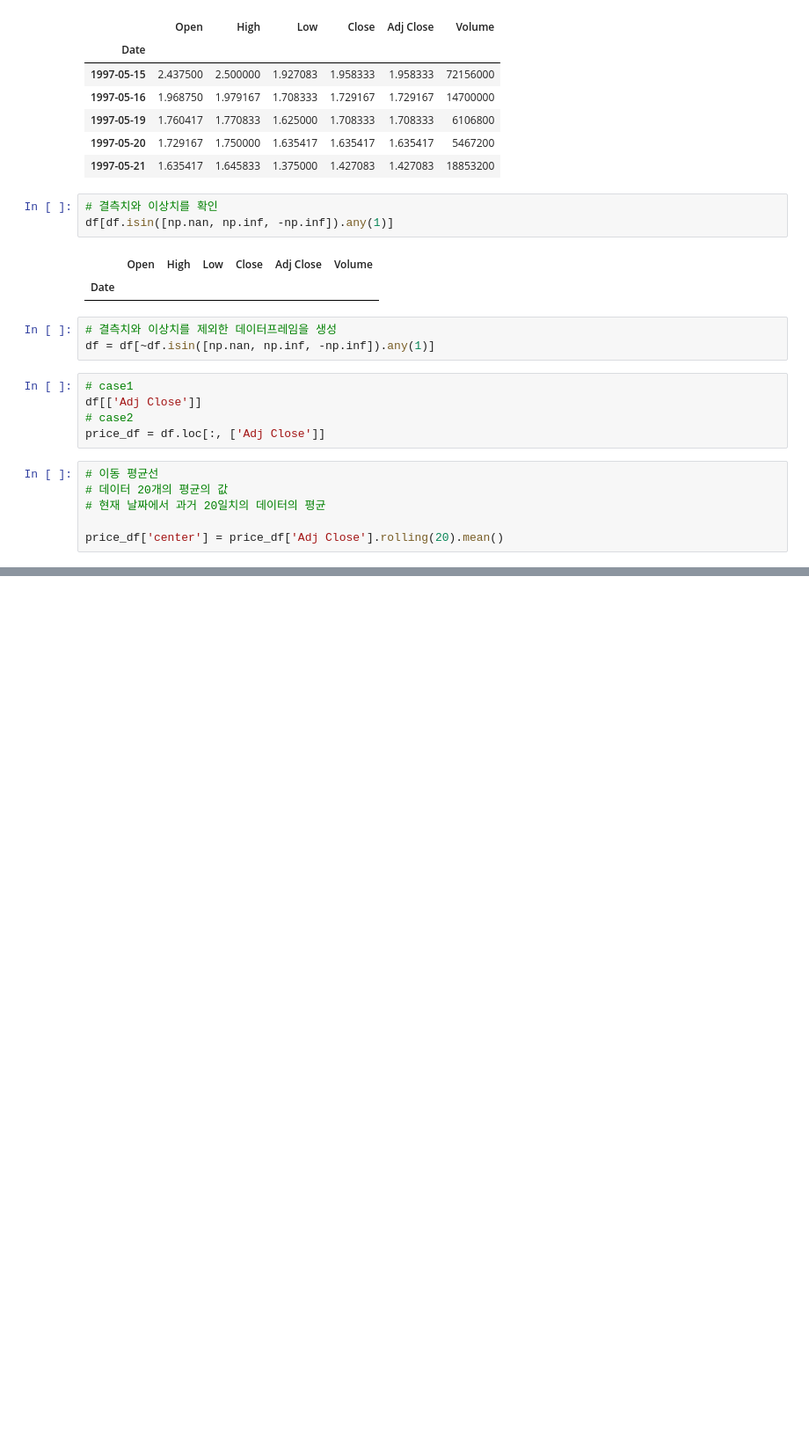
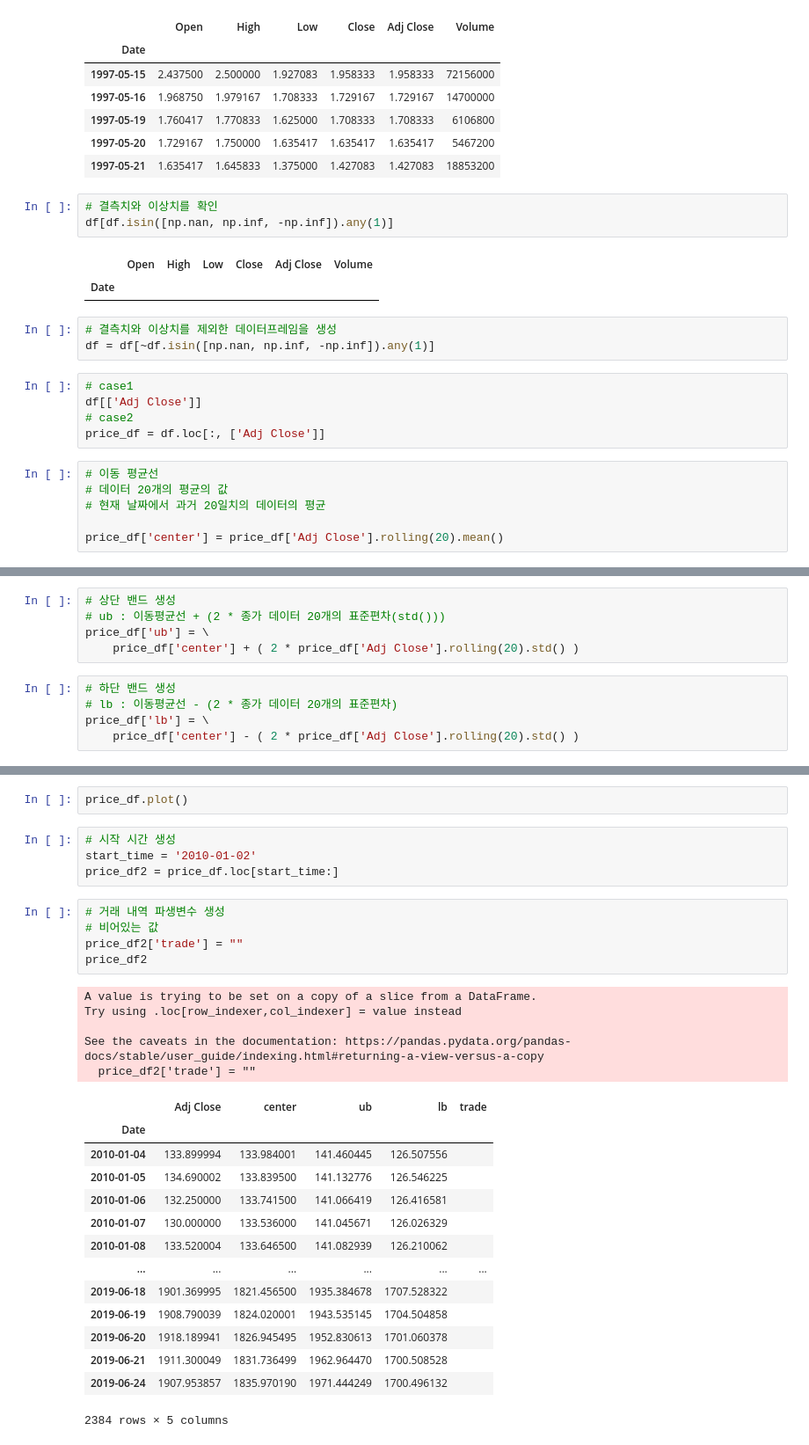
Before and after one commit to bsmoon-86/ezen-python, a Jupyter notebook: 230318/01_bollinger.ipynb, the cells around one changed output, grey strips where cells are left out. Shown at 88% size. Drawn from its saved outputs; the diff is of its cells as text; blank space fills up the shorter version.

```diff
--- a/230318/01_bollinger.ipynb
+++ b/230318/01_bollinger.ipynb
@@ -59,0 +50,10 @@ price_df.iloc[18:25]
+# %%
+# 상단 밴드 생성
+# ub : 이동평균선 + (2 * 종가 데이터 20개의 표준편차(std()))
+price_df['ub'] = \
+    price_df['center'] + ( 2 * price_df['Adj Close'].rolling(20).std() )
+# %%
+# 하단 밴드 생성
+# lb : 이동평균선 - (2 * 종가 데이터 20개의 표준편차)
+price_df['lb'] = \
+    price_df['center'] - ( 2 * price_df['Adj Close'].rolling(20).std() )
@@ -59,0 +72,31 @@ price_df.iloc[18:25]
+# %%
+price_df.plot()
+# %%
+# 시작 시간 생성
+start_time = '2010-01-02'
+price_df2 = price_df.loc[start_time:]
+# %%
+# 거래 내역 파생변수 생성
+# 비어있는 값
+price_df2['trade'] = ""
+price_df2
+# %% [output]
+A value is trying to be set on a copy of a slice from a DataFrame.
+Try using .loc[row_indexer,col_indexer] = value instead
+
+See the caveats in the documentation: https://pandas.pydata.org/pandas-docs/stable/user_guide/indexing.html#returning-a-view-versus-a-copy
+  price_df2['trade'] = ""
+|  | Adj Close | center | ub | lb | trade |
+| Date |  |  |  |  |  |
+| 2010-01-04 | 133.899994 | 133.984001 | 141.460445 | 126.507556 |  |
+| 2010-01-05 | 134.690002 | 133.839500 | 141.132776 | 126.546225 |  |
+| 2010-01-06 | 132.250000 | 133.741500 | 141.066419 | 126.416581 |  |
+| 2010-01-07 | 130.000000 | 133.536000 | 141.045671 | 126.026329 |  |
+| 2010-01-08 | 133.520004 | 133.646500 | 141.082939 | 126.210062 |  |
+| ... | ... | ... | ... | ... | ... |
+| 2019-06-18 | 1901.369995 | 1821.456500 | 1935.384678 | 1707.528322 |  |
+| 2019-06-19 | 1908.790039 | 1824.020001 | 1943.535145 | 1704.504858 |  |
+| 2019-06-20 | 1918.189941 | 1826.945495 | 1952.830613 | 1701.060378 |  |
+| 2019-06-21 | 1911.300049 | 1831.736499 | 1962.964470 | 1700.508528 |  |
+| 2019-06-24 | 1907.953857 | 1835.970190 | 1971.444249 | 1700.496132 |  |
+2384 rows × 5 columns
```
Also changed, not shown: parts of 27 cells of this notebook, 2 other files.
